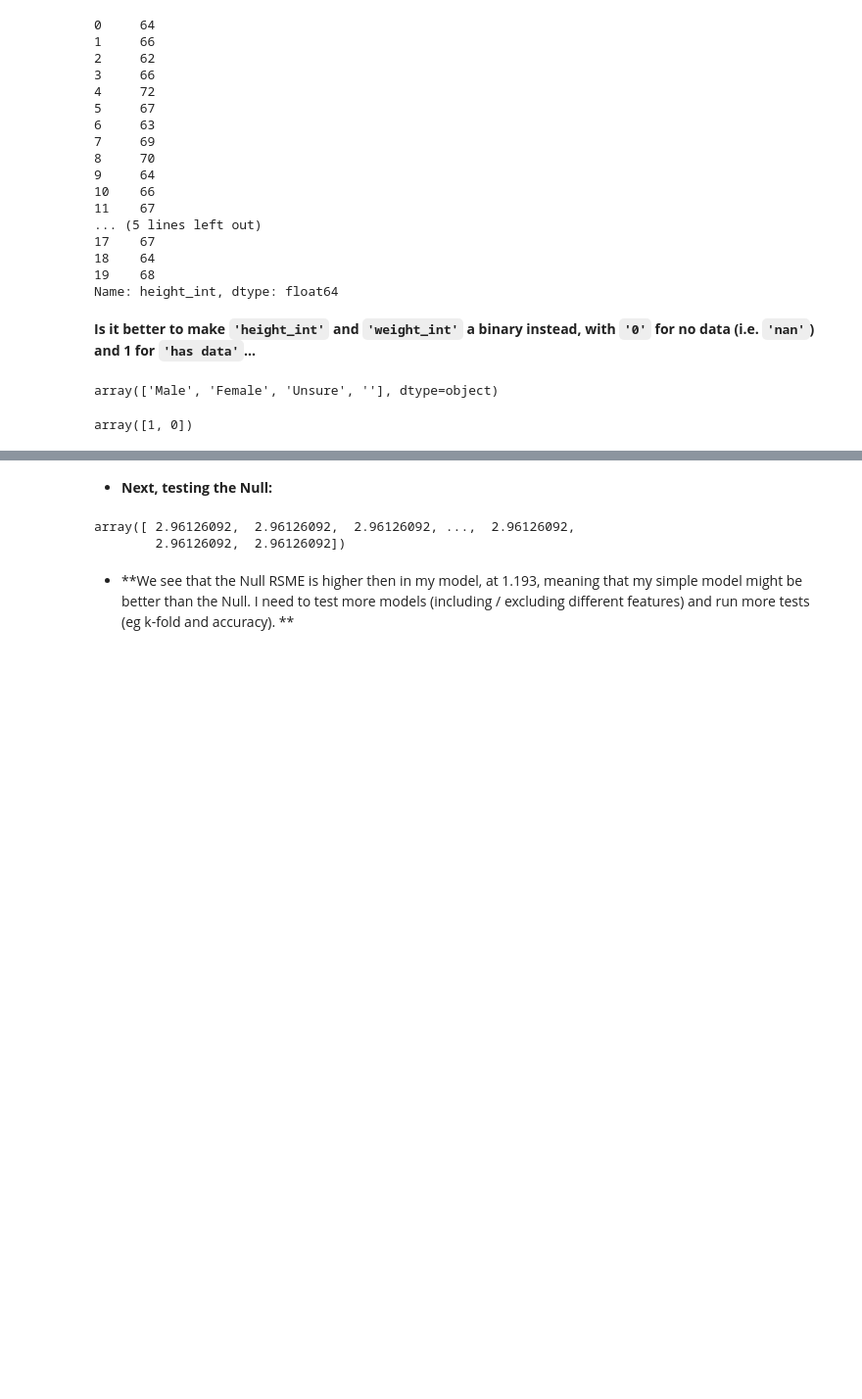
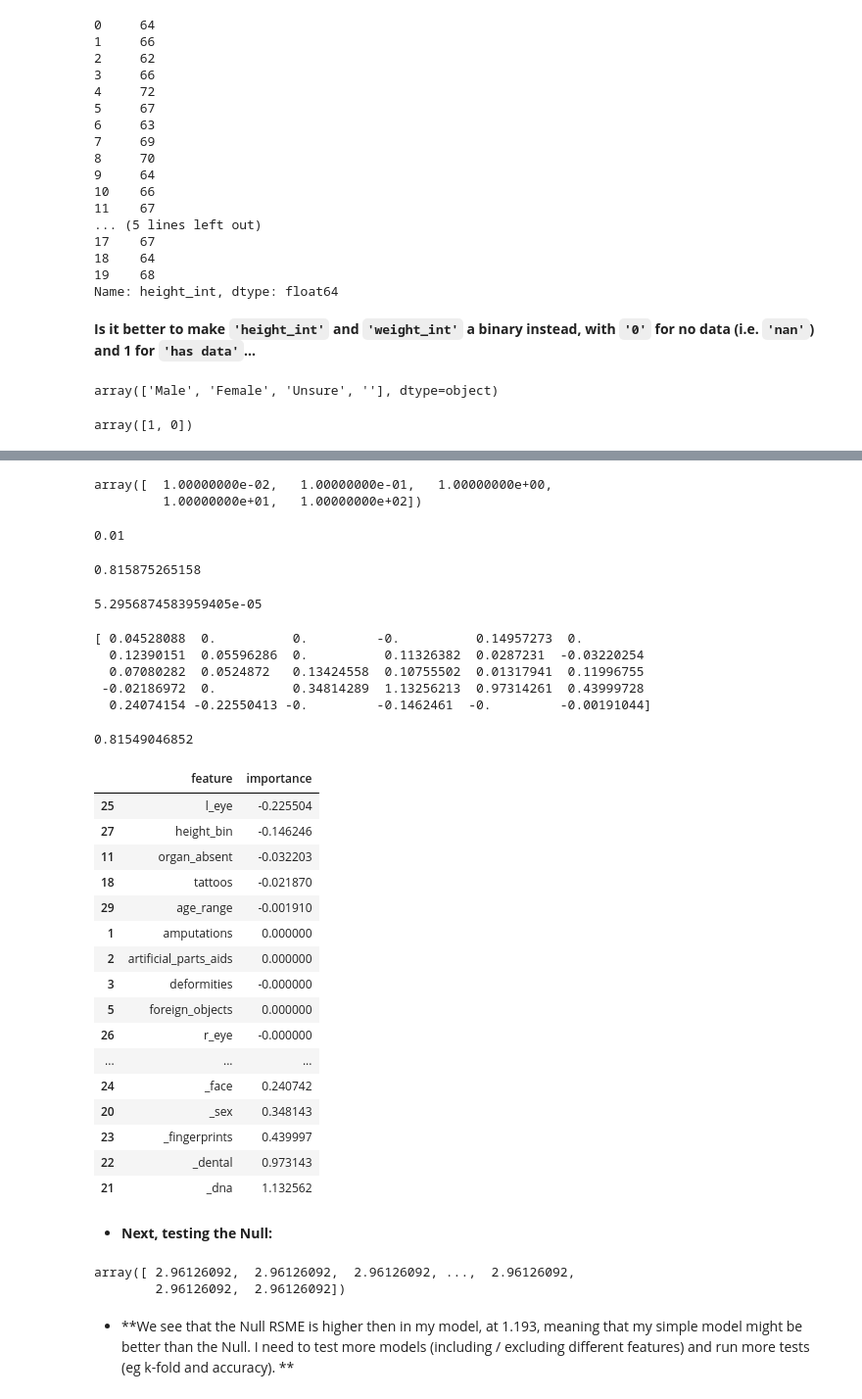
Before and after one commit to JAStark/GA_DataScience, a Jupyter notebook: Final_Project/namus_linreg.ipynb, the cells around one changed output, grey strips where cells are left out. Shown at 98% size. Saved outputs shown, nothing was run; the diff lists cells and outputs as text; code cells hidden in the pictures; blank space fills up the shorter version.

```diff
--- a/Final_Project/namus_linreg.ipynb
+++ b/Final_Project/namus_linreg.ipynb
@@ -709,0 +730,7 @@ train_test_rmse(linreg_features)
+# %%
+# alpha=0 is equivalent to linear regression
+from sklearn.linear_model import Ridge
+ridgereg = Ridge(alpha=0.05, normalize=True)
+ridgereg.fit(X_train, y_train)
+y_pred = ridgereg.predict(X_test)
+print (np.sqrt(metrics.mean_squared_error(y_test, y_pred)))
@@ -710,3 +747,67 @@ train_test_rmse(linreg_features)
+# %%
+# create an array of alpha values
+alpha_range = 10.**np.arange(-2, 3)
+alpha_range
+# %% [output]
+array([  1.00000000e-02,   1.00000000e-01,   1.00000000e+00,
+         1.00000000e+01,   1.00000000e+02])
+# %%
+# select the best alpha with RidgeCV
+from sklearn.linear_model import RidgeCV
+ridgeregcv = RidgeCV(alphas=alpha_range, normalize=True, scoring='mean_squared_error')
+ridgeregcv.fit(X_train, y_train)
+ridgeregcv.alpha_
+# %% [output]
+0.01
+# %%
+# predict method uses the best alpha value
+y_pred = ridgeregcv.predict(X_test)
+print (np.sqrt(metrics.mean_squared_error(y_test, y_pred)))
+# %% [output]
+0.815875265158
+# %%
+# select the best alpha with LassoCV
+from sklearn.linear_model import LassoCV
+lassoregcv = LassoCV(n_alphas=100, normalize=True, random_state=1)
+lassoregcv.fit(X_train, y_train)
+lassoregcv.alpha_
+# %% [output]
+5.2956874583959405e-05
+# %%
+# examine the coefficients
+print (lassoregcv.coef_)
+# %% [output]
+[ 0.04528088  0.          0.         -0.          0.14957273  0.
+  0.12390151  0.05596286  0.          0.11326382  0.0287231  -0.03220254
+  0.07080282  0.0524872   0.13424558  0.10755502  0.01317941  0.11996755
+ -0.02186972  0.          0.34814289  1.13256213  0.97314261  0.43999728
+  0.24074154 -0.22550413 -0.         -0.1462461  -0.         -0.00191044]
+# %%
+# predict method uses the best alpha value
+y_pred = lassoregcv.predict(X_test)
+print (np.sqrt(metrics.mean_squared_error(y_test, y_pred)))
+# %% [output]
+0.81549046852
+# %%
+pd.DataFrame({'feature':linreg_features, 'importance':lassoregcv.coef_}).sort_values(by='importance')
+# %% [output]
+|  | feature | importance |
+| 25 | l_eye | -0.225504 |
+| 27 | height_bin | -0.146246 |
+| 11 | organ_absent | -0.032203 |
+| 18 | tattoos | -0.021870 |
+| 29 | age_range | -0.001910 |
+| 1 | amputations | 0.000000 |
+| 2 | artificial_parts_aids | 0.000000 |
+| 3 | deformities | -0.000000 |
+| 5 | foreign_objects | 0.000000 |
+| 26 | r_eye | -0.000000 |
+| ... | ... | ... |
+| 24 | _face | 0.240742 |
+| 20 | _sex | 0.348143 |
+| 23 | _fingerprints | 0.439997 |
+| 22 | _dental | 0.973143 |
+| 21 | _dna | 1.132562 |
 # %% [markdown]
 * **Next, testing the Null:**
 # %%
```
Also changed, not shown: parts of 78 cells of this notebook, 11 other files.
